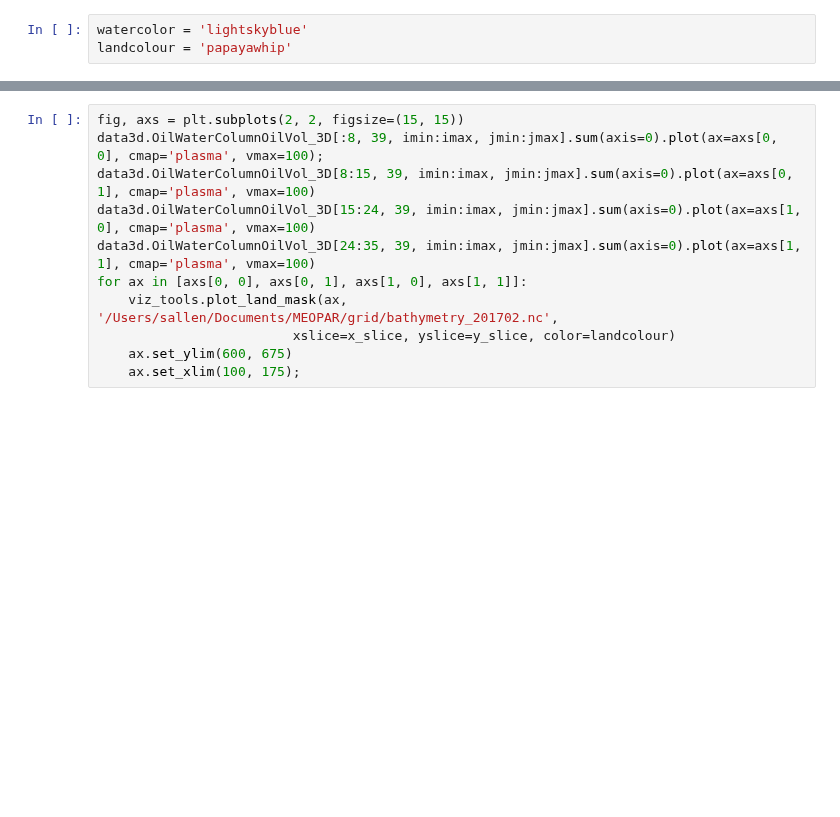
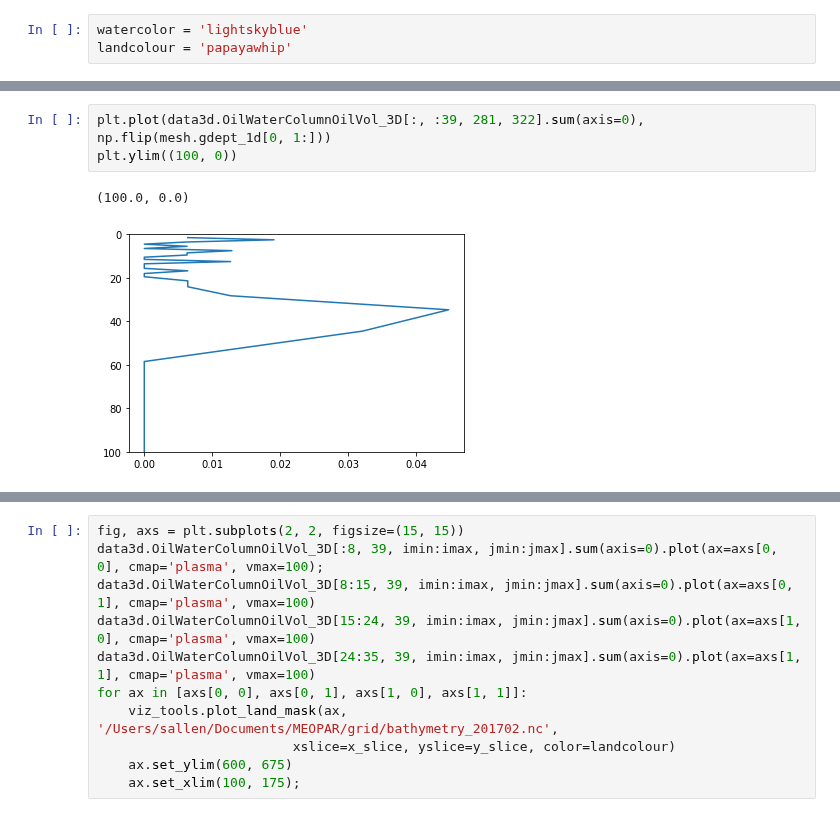
Before and after one commit to MIDOSS/Visualization, a Jupyter notebook: Snowflake.ipynb, the cells around one changed output, grey strips where cells are left out. Drawn from its saved outputs; the diff is of its cells as text; blank space fills up the shorter version.

```diff
--- a/Snowflake.ipynb
+++ b/Snowflake.ipynb
@@ -49,0 +53,6 @@ ax.set_xlim(100, 175);
+# %%
+plt.plot(data3d.OilWaterColumnOilVol_3D[:, :39, 281, 322].sum(axis=0), np.flip(mesh.gdept_1d[0, 1:]))
+plt.ylim((100, 0))
+# %% [output]
+(100.0, 0.0)
+[figure, added]
```
Also changed, not shown: parts of 11 cells of this notebook, 1 other file.
